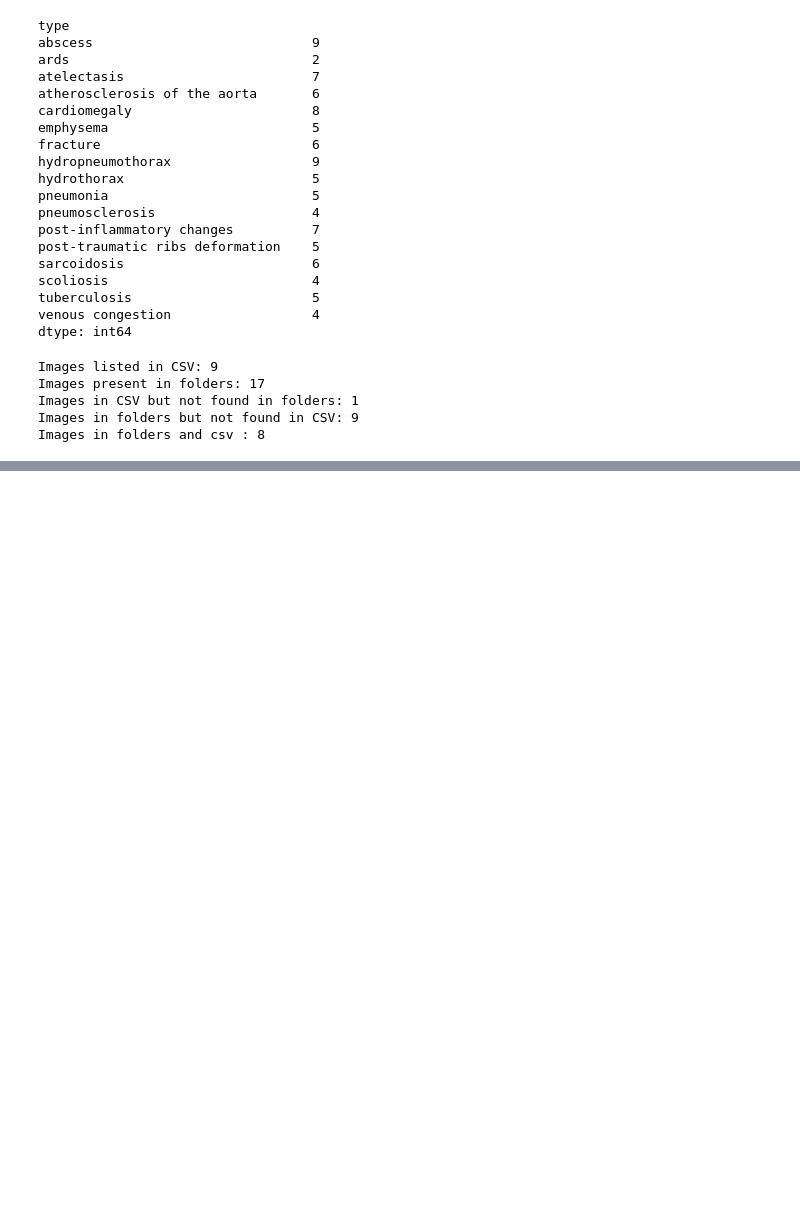
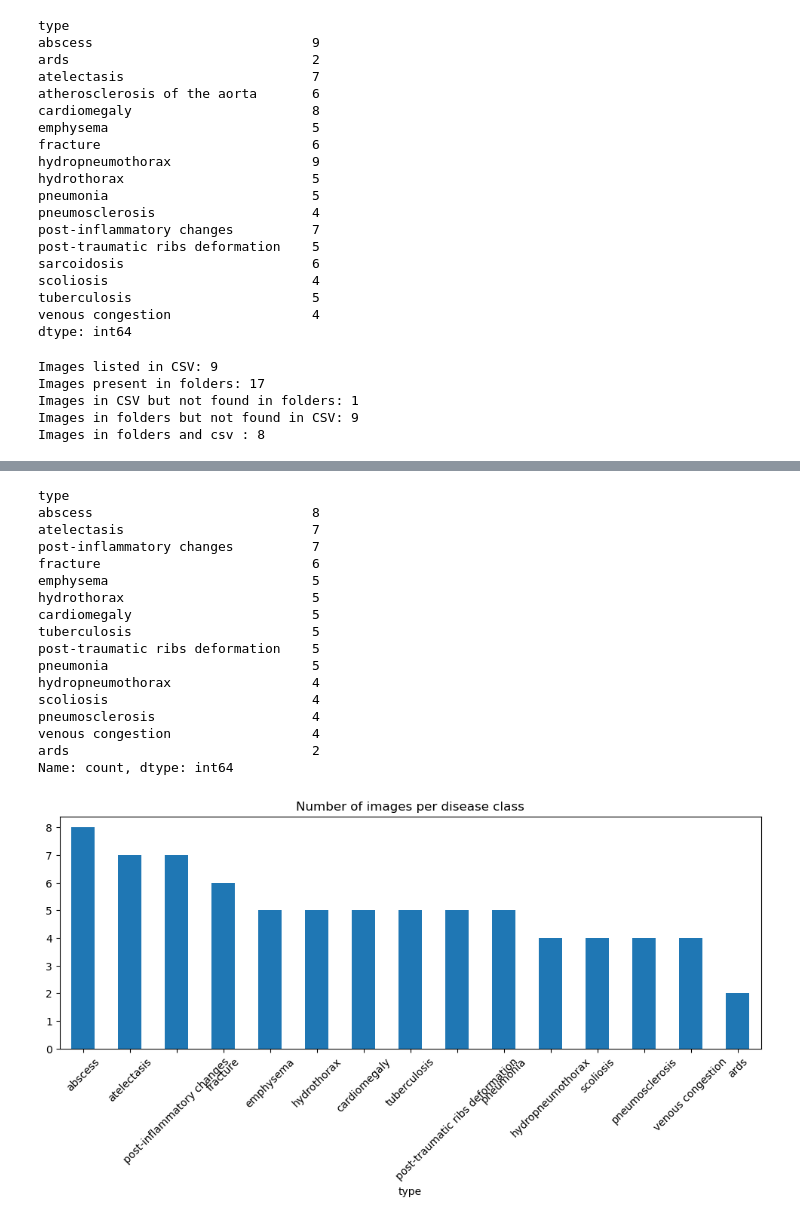
Before and after one commit to rgurung977/cxr-analysis, a Jupyter notebook: Untitled.ipynb, the cells around one changed output, grey strips where cells are left out. Cells and saved outputs as stored; diff of their text form; code cells hidden in the pictures; blank space fills up the shorter version.

```diff
--- a/Untitled.ipynb
+++ b/Untitled.ipynb
@@ -692,0 +827,24 @@ Images in folders and csv : 8
+# %%
+import os
+import pandas as pd
+
+df = pd.read_csv('xray_chest.csv')
+
+# Assume you have a base directory where images are stored
+base_dir = "files"
+
+# Create a column with the full absolute path
+df['full_dcm_path'] = df['dcm'].apply(lambda x: os.path.join(base_dir, x.lstrip('/')))
+
+# Check which files actually exist
+df['dcm_exists'] = df['full_dcm_path'].apply(os.path.exists)
+
+# Keep only rows where the DICOM file exists
+df_valid = df[df['dcm_exists']].copy()
+
+# Optionally also check JPG files
+df['full_jpg_path'] = df['jpg'].apply(lambda x: os.path.join(base_dir, x.lstrip('/')))
+
+df['jpg_exists'] = df['full_jpg_path'].apply(os.path.exists)
+
+df_valid = df[(df['dcm_exists']) & (df['jpg_exists'])].copy()
@@ -692,0 +923,28 @@ Images in folders and csv : 8
+# %%
+class_counts = df_valid['type'].value_counts()
+print(class_counts)
+
+# Plot
+class_counts.plot(kind='bar', figsize=(12, 4))
+plt.title('Number of images per disease class')
+plt.xticks(rotation=45)
+plt.show()
+# %% [output]
+type
+abscess                            8
+atelectasis                        7
+post-inflammatory changes          7
+fracture                           6
+emphysema                          5
+hydrothorax                        5
+cardiomegaly                       5
+tuberculosis                       5
+post-traumatic ribs deformation    5
+pneumonia                          5
+hydropneumothorax                  4
+scoliosis                          4
+pneumosclerosis                    4
+venous congestion                  4
+ards                               2
+Name: count, dtype: int64
+[figure, added]
```
Also changed, not shown: parts of 22 cells of this notebook.
